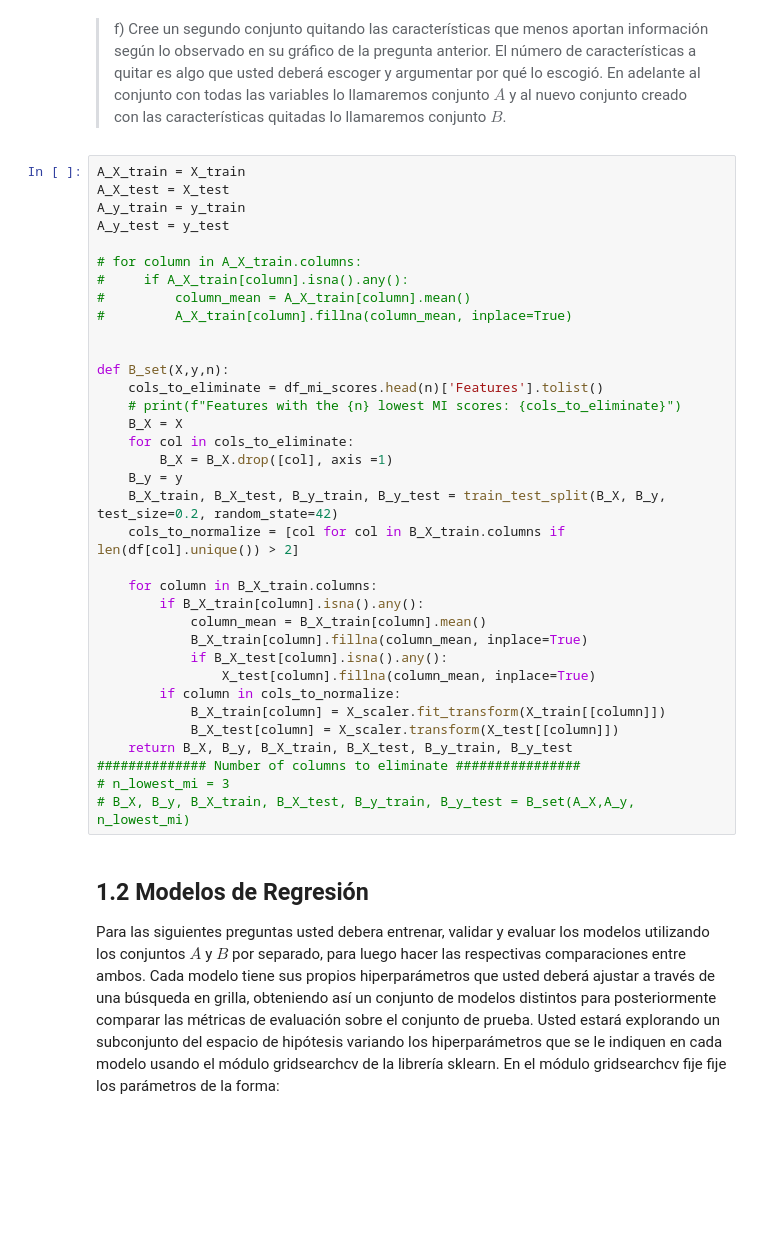
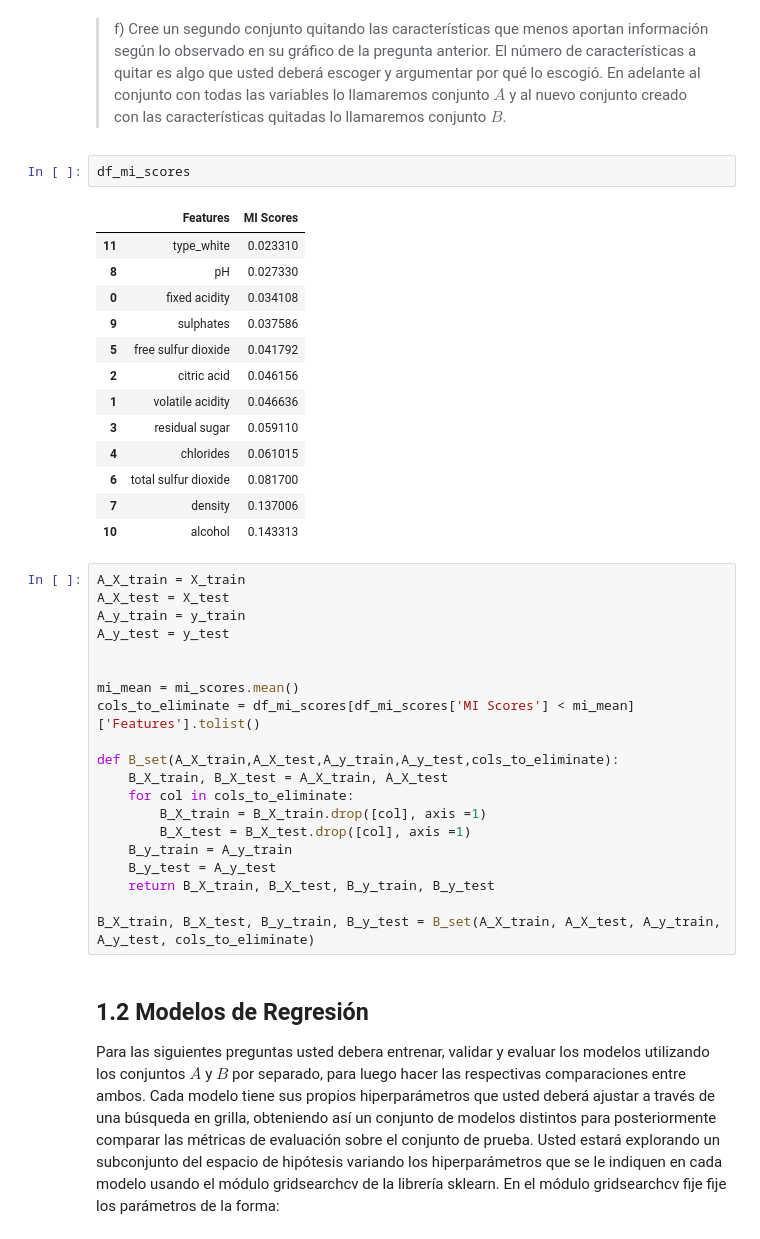
Before and after one commit to Nicolas-brj/Tarea2_INF398, a Jupyter notebook: Enunciado_Tarea_2.ipynb, the cells around one changed output. Cells and saved outputs as stored; diff of their text form; blank space fills up the shorter version.

```diff
--- a/Enunciado_Tarea_2.ipynb
+++ b/Enunciado_Tarea_2.ipynb
@@ -341,40 +342,41 @@ plt.show()
 # %% [markdown]
 > f) Cree un segundo conjunto quitando las características que menos aportan información según lo observado en su gráfico de la pregunta anterior. El número de características a quitar es algo que usted deberá escoger y argumentar por qué lo escogió. En adelante al conjunto con todas las variables lo llamaremos conjunto $\textit{A}$ y al nuevo conjunto creado con las características quitadas lo llamaremos conjunto $\textit{B}$.
-# %%
-A_X_train = X_train
-A_X_test = X_test
-A_y_train = y_train
-A_y_test = y_test
-
-# for column in A_X_train.columns:
-#     if A_X_train[column].isna().any():
-#         column_mean = A_X_train[column].mean()
-#         A_X_train[column].fillna(column_mean, inplace=True)
-
-
-def B_set(X,y,n):
-    cols_to_eliminate = df_mi_scores.head(n)['Features'].tolist()
-    # print(f"Features with the {n} lowest MI scores: {cols_to_eliminate}")
-    B_X = X
-    for col in cols_to_eliminate:
-        B_X = B_X.drop([col], axis =1)
-    B_y = y
-    B_X_train, B_X_test, B_y_train, B_y_test = train_test_split(B_X, B_y, test_size=0.2, random_state=42)
-    cols_to_normalize = [col for col in B_X_train.columns if len(df[col].unique()) > 2]
-
-    for column in B_X_train.columns:
-        if B_X_train[column].isna().any():
-            column_mean = B_X_train[column].mean()
-            B_X_train[column].fillna(column_mean, inplace=True)
-            if B_X_test[column].isna().any():
-                X_test[column].fillna(column_mean, inplace=True)
-        if column in cols_to_normalize:
-            B_X_train[column] = X_scaler.fit_transform(X_train[[column]])
-            B_X_test[column] = X_scaler.transform(X_test[[column]])
-    return B_X, B_y, B_X_train, B_X_test, B_y_train, B_y_test
-############## Number of columns to eliminate ################
-# n_lowest_mi = 3
-# B_X, B_y, B_X_train, B_X_test, B_y_train, B_y_test = B_set(A_X,A_y, n_lowest_mi)
+# %%
+df_mi_scores
+# %% [output]
+|  | Features | MI Scores |
+| 11 | type_white | 0.023310 |
+| 8 | pH | 0.027330 |
+| 0 | fixed acidity | 0.034108 |
+| 9 | sulphates | 0.037586 |
+| 5 | free sulfur dioxide | 0.041792 |
+| 2 | citric acid | 0.046156 |
+| 1 | volatile acidity | 0.046636 |
+| 3 | residual sugar | 0.059110 |
+| 4 | chlorides | 0.061015 |
+| 6 | total sulfur dioxide | 0.081700 |
+| 7 | density | 0.137006 |
+| 10 | alcohol | 0.143313 |
+# %%
+A_X_train = X_train
+A_X_test = X_test
+A_y_train = y_train
+A_y_test = y_test
+
+
+mi_mean = mi_scores.mean()
+cols_to_eliminate = df_mi_scores[df_mi_scores['MI Scores'] < mi_mean]['Features'].tolist()
+
+def B_set(A_X_train,A_X_test,A_y_train,A_y_test,cols_to_eliminate):
+    B_X_train, B_X_test = A_X_train, A_X_test
+    for col in cols_to_eliminate:
+        B_X_train = B_X_train.drop([col], axis =1)
+        B_X_test = B_X_test.drop([col], axis =1)
+    B_y_train = A_y_train
+    B_y_test = A_y_test
+    return B_X_train, B_X_test, B_y_train, B_y_test
+
+B_X_train, B_X_test, B_y_train, B_y_test = B_set(A_X_train, A_X_test, A_y_train, A_y_test, cols_to_eliminate)
 # %% [markdown]
 ## 1.2 Modelos de Regresión
 
```
Also changed, not shown: parts of 21 cells of this notebook.
